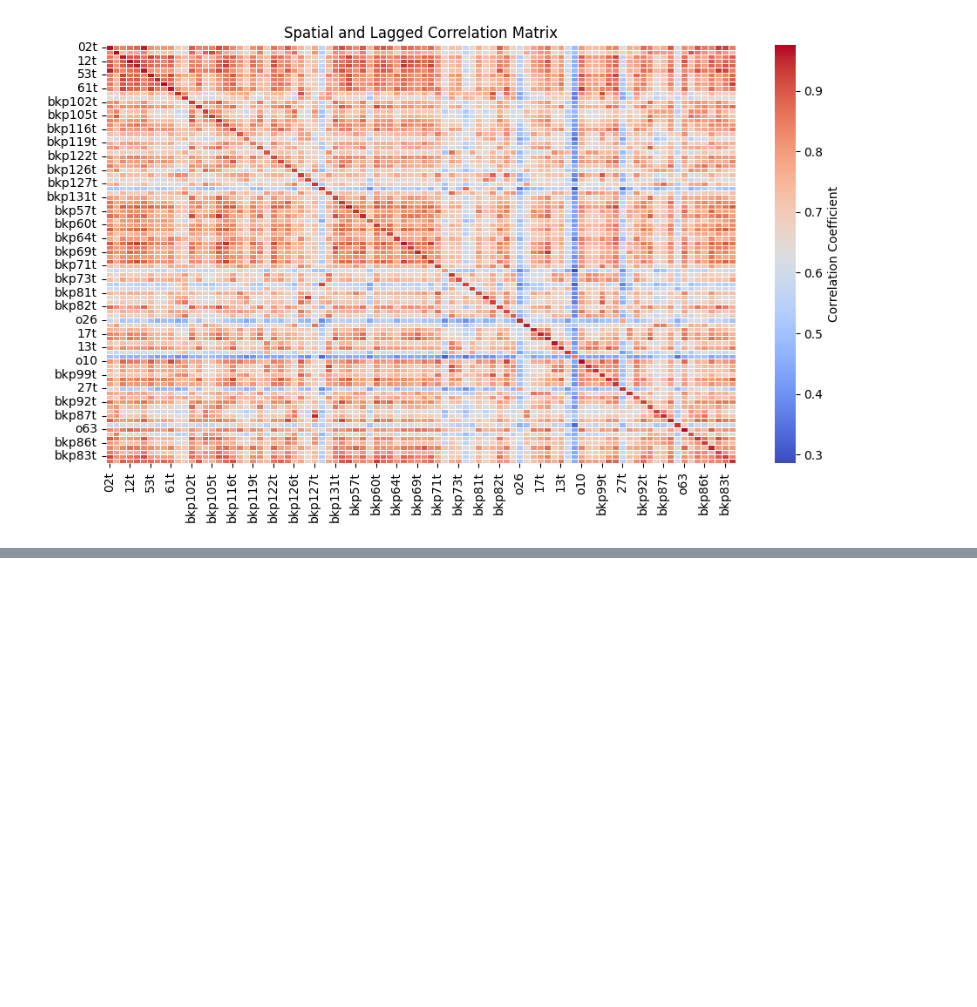
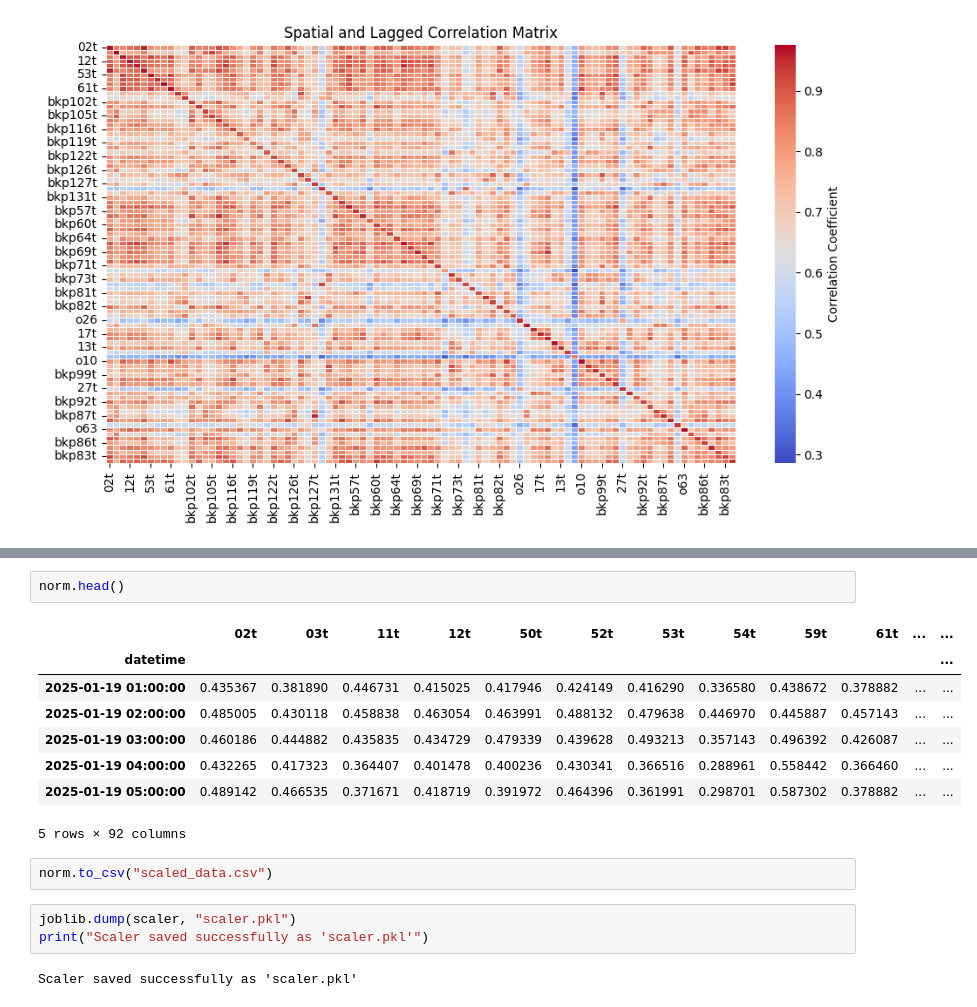
Before and after one commit to GemsLoveNLP/PM25, a Jupyter notebook: eda.ipynb, the cells around one changed output, grey strips where cells are left out. Saved outputs shown, nothing was run; the diff lists cells and outputs as text; blank space fills up the shorter version.

```diff
--- a/eda.ipynb
+++ b/eda.ipynb
@@ -375,0 +496,18 @@ plt.show()
+# %%
+norm.head()
+# %% [output]
+|  | 02t | 03t | 11t | 12t | 50t | 52t | 53t | 54t | 59t | 61t | ... | ... |
+| datetime |  |  |  |  |  |  |  |  |  |  |  | ... |
+| 2025-01-19 01:00:00 | 0.435367 | 0.381890 | 0.446731 | 0.415025 | 0.417946 | 0.424149 | 0.416290 | 0.336580 | 0.438672 | 0.378882 | ... | ... |
+| 2025-01-19 02:00:00 | 0.485005 | 0.430118 | 0.458838 | 0.463054 | 0.463991 | 0.488132 | 0.479638 | 0.446970 | 0.445887 | 0.457143 | ... | ... |
+| 2025-01-19 03:00:00 | 0.460186 | 0.444882 | 0.435835 | 0.434729 | 0.479339 | 0.439628 | 0.493213 | 0.357143 | 0.496392 | 0.426087 | ... | ... |
+| 2025-01-19 04:00:00 | 0.432265 | 0.417323 | 0.364407 | 0.401478 | 0.400236 | 0.430341 | 0.366516 | 0.288961 | 0.558442 | 0.366460 | ... | ... |
+| 2025-01-19 05:00:00 | 0.489142 | 0.466535 | 0.371671 | 0.418719 | 0.391972 | 0.464396 | 0.361991 | 0.298701 | 0.587302 | 0.378882 | ... | ... |
+5 rows × 92 columns
+# %%
+norm.to_csv("scaled_data.csv")
+# %%
+joblib.dump(scaler, "scaler.pkl")
+print("Scaler saved successfully as 'scaler.pkl'")
+# %% [output]
+Scaler saved successfully as 'scaler.pkl'
```
Also changed, not shown: parts of 18 cells of this notebook, 4 other files.
